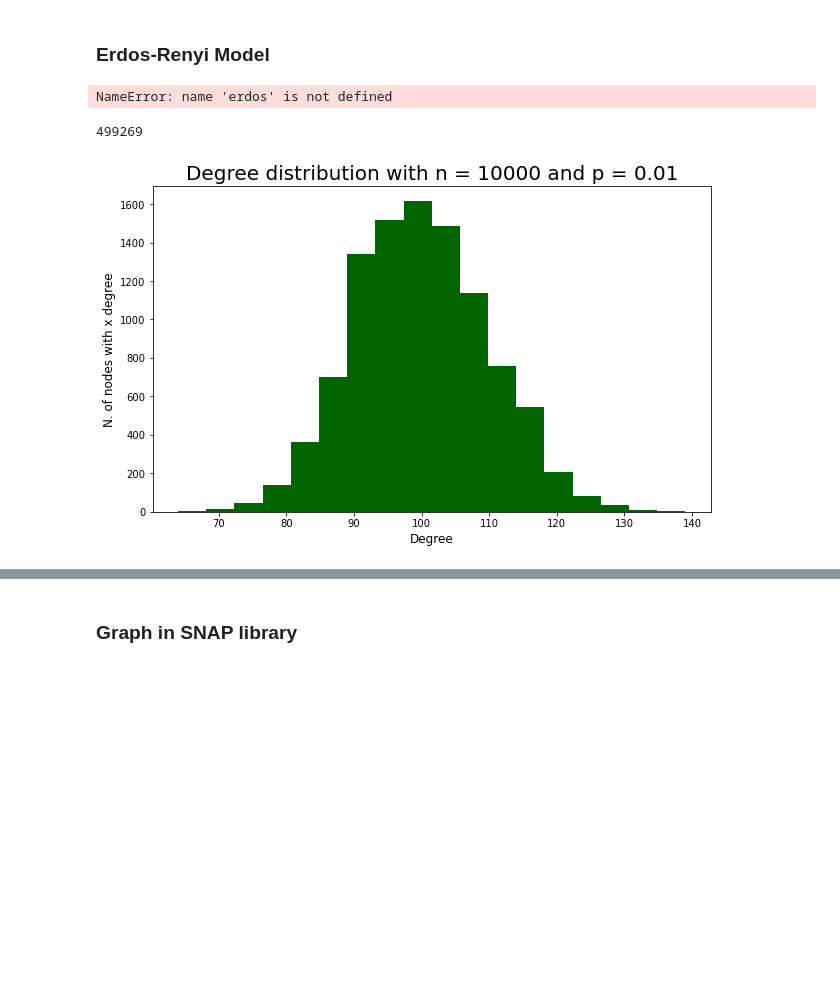
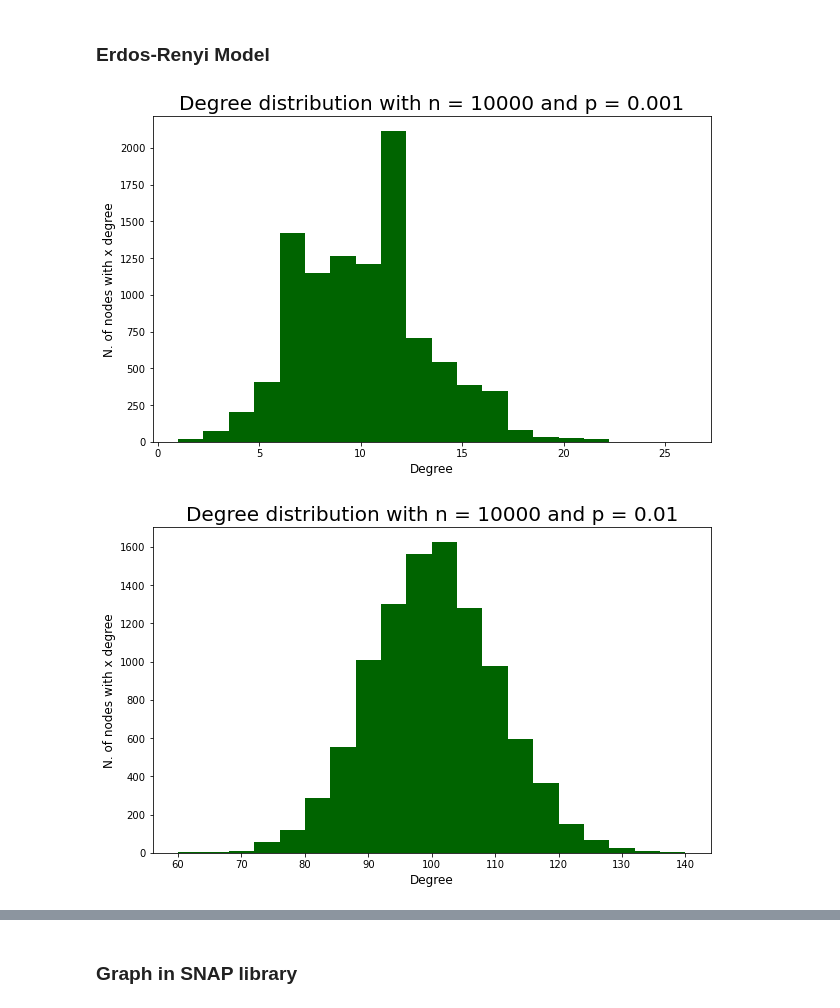
Before and after one commit to michele1783/Social-Network-and-Online-Markets, a Jupyter notebook: HW Social Network.ipynb, the cells around one changed output, grey strips where cells are left out. Cells and saved outputs as stored; diff of their text form; code cells hidden in the pictures; blank space fills up the shorter version.

```diff
--- a/HW Social Network.ipynb
+++ b/HW Social Network.ipynb
@@ -249,22 +236,15 @@ for i in res_barabasi:
 c=0
 
 #for each simulation
+#plot the degree distribution
 for i in res_barabasi:
     plt.figure(figsize=(10,6))
-    plt.hist(i[0].values(), bins = 50, range = [l[c], max(i[0].values()) +2], color='darkgreen')
+    plt.hist(i[0].values(), bins = 30, range = [l[c], max(i[0].values()) +2], color='darkgreen')
     plt.title(f"Degree distribution with n = "+str(n[c])+" and l = "+str(l[c]), fontsize = 20)
     plt.xlabel("Degree", fontsize =12)
     plt.ylabel("N. of nodes with x degree", fontsize = 12)
     plt.yscale('log')
-    plt.xscale('log')
+    #plt.xscale('log')
     plt.show()
     c += 1
-    #Nodes versus their degree
-    #plt.figure(figsize=(10,6))
-    #plt.bar(i[0].keys(), res_barabasi[0][0].values(), color='g')
-    #plt.title(f"Degree distribution with n = "+str(n[c])+" and l = "+str(l[c]), fontsize = 20)
-    #plt.xlabel("Node", fontsize =12)
-    #plt.ylabel("Degree", fontsize = 12)
-    #plt.yscale('log')
-    #plt.show()
 # %% [output]
@@ -279,15 +258,0 @@ for i in res_barabasi:
-# %%
-#counter
-c=0
-
-#for each simulation
-#plot the degree distribution
-for i in res_barabasi:
-    plt.figure(figsize=(10,6))
-    plt.hist(i[0].values(), bins = 30, range = [l[c], max(i[0].values()) +2], color='darkgreen')
-    plt.title(f"Degree distribution with n = "+str(n[c])+" and l = "+str(l[c]), fontsize = 20)
-    plt.xlabel("Degree", fontsize =12)
-    plt.ylabel("N. of nodes with x degree", fontsize = 12)
-    plt.yscale('log')
-    plt.show()
-    c += 1
@@ -319,13 +275,17 @@ df
 ### Erdos-Renyi Model
 # %%
 #choosing a grid of values for p and n
-p = [0.01,0.05,0.1,0.3,0.5,0.1,0.01,0.01]
-n = [10000,10000,10000,10000,10000,20000,20000,50000]
+#all together my kernel dies, so I have experimented groups of couple (p,n)
+#save the results and then merge the dataframe together.
+p = [0.001, 0.01, 0.05, 0.1, 0.3, 0.5, 0.1, 0.01, 0.001, 0.001, 0.001]
+n = [10000, 10000, 10000, 10000, 10000, 10000, 20000, 20000, 20000, 40000, 60000]
+
+#I run just the first three to show that it works
+p = [0.001, 0.01, 0.05]
+n = [10000, 10000, 10000]
 
 #creating for each couple of values a graph through Erdos-Renyi model
-erdos_trial = [erdos(n[i], p[i]) for i in range(8)]
+erdos_trial = [erdos(n[i], p[i]) for i in range(3)]
-# %% [output]
-NameError: name 'erdos' is not defined
 # %%
 #creating a list in which each element contains the metrics of a graph
 res_erdos = []
@@ -343,31 +303,28 @@ clus = []
 for i in res_erdos:
     diam.append(i[1])
     clus.append(i[2])
-# %%
-len(erdos_trial[0].edges())
-# %% [output]
-499269
 # %%
 #counter
 c=0
-bins = 18
+bins = 20
 #for each simulation
 #plot the degree distribution
 for i in res_erdos:
     plt.figure(figsize=(10,6))
     plt.hist(i[0].values(),bins = bins, color='darkgreen')
     plt.title(f"Degree distribution with n = "+str(n[c])+" and p = "+str(p[c]), fontsize = 20)
     plt.xlabel("Degree", fontsize =12)
     plt.ylabel("N. of nodes with x degree", fontsize = 12)
     plt.show()
     c += 1
     #Nodes versus their degree
     #plt.figure(figsize=(10,6))
     #plt.bar(i[0].keys(), res_barabasi[0][0].values(), color='g')
     #plt.title(f"Degree distribution with n = "+str(n[c])+" and l = "+str(l[c]), fontsize = 20)
     #plt.xlabel("Node", fontsize =12)
     #plt.ylabel("Degree", fontsize = 12)
     #plt.yscale('log')
     #plt.show()
 # %% [output]
-[figure, old version]
+[figure, new version]
+[figure, added]
```
Also changed, not shown: parts of 13 cells of this notebook.
